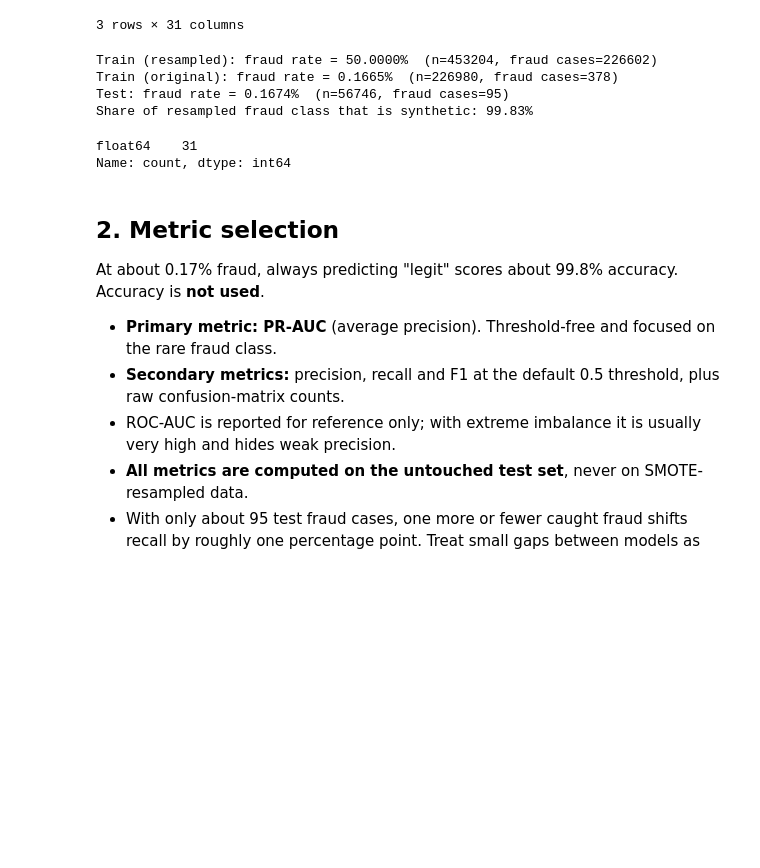
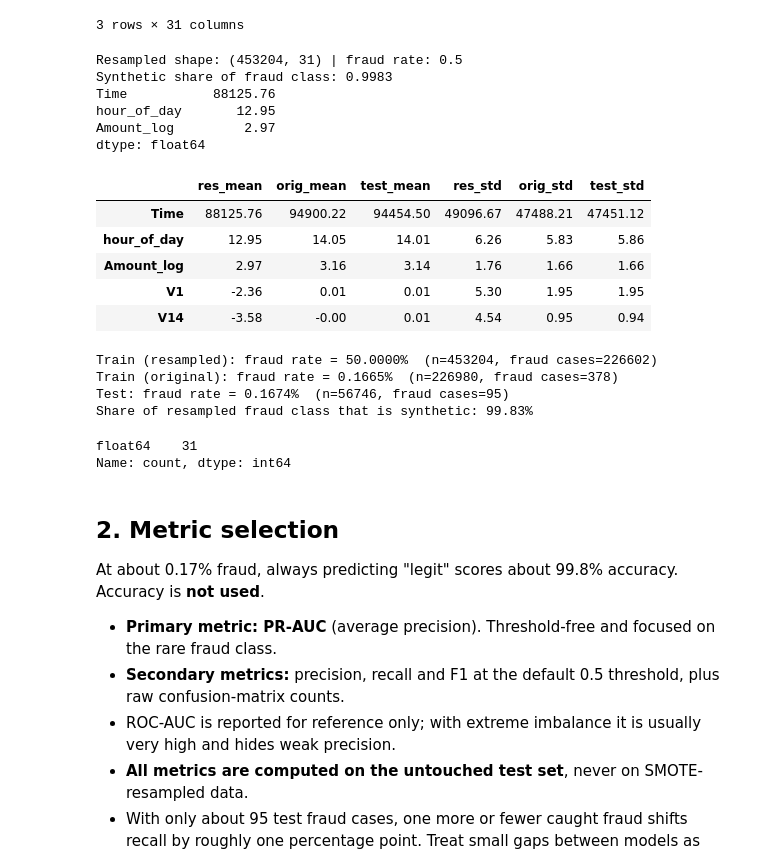
Before and after one commit to Avicci-b/fraud_detection_for_ecom_and_bank_transactions, a Jupyter notebook: notebooks/modeling_creditcard.ipynb, the cells around one changed output. Cells and saved outputs as stored; diff of their text form; code cells hidden in the pictures; blank space fills up the shorter version.

```diff
--- a/notebooks/modeling_creditcard.ipynb
+++ b/notebooks/modeling_creditcard.ipynb
@@ -100,6 +100,43 @@ X_train_cc_res.head(3)
 | 1 | -0.298690 | -0.677911 | 0.991948 | 0.394668 | -0.025642 | -0.301198 | -0.728240 | 0.175615 | 0.629070 | -1.156290 | ... | ... |
 | 2 | 0.678397 | 0.977654 | 0.016205 | -1.386701 | 0.092688 | 0.850613 | 0.458823 | -0.019872 | 0.154370 | 0.262056 | ... | ... |
 3 rows × 31 columns
+# %%
+from imblearn.over_sampling import SMOTE
+
+# Rebuild the resampled set from the RAW original training arrays, so train and test
+# share one feature scale. The saved resampled pickle is not used.
+X_res, y_res = SMOTE(random_state=RANDOM_STATE).fit_resample(X_train_cc, y_train_cc)
+X_res["hour_of_day"] = X_res["hour_of_day"].round()   # synthetic rows interpolate hours; keep integers
+
+print("Resampled shape:", X_res.shape, "| fraud rate:", round(float(y_res.mean()), 4))
+print("Synthetic share of fraud class:", round(1 - y_train_cc.sum() / y_res.sum(), 4))
+print(X_res[["Time", "hour_of_day", "Amount_log"]].mean().round(2))
+
+assert abs(y_res.mean() - 0.5) < 0.01, "Not balanced"
+assert X_res["Time"].mean() > 10_000, "Still on the z-score scale"
+
+# Any later reference to the stale pickle arrays now fails loudly instead of silently misleading
+del X_train_cc_res, y_train_cc_res
+# %% [output]
+Resampled shape: (453204, 31) | fraud rate: 0.5
+Synthetic share of fraud class: 0.9983
+Time           88125.76
+hour_of_day       12.95
+Amount_log         2.97
+dtype: float64
+# %%
+cmp = pd.DataFrame({
+    "res_mean": X_res.mean(), "orig_mean": X_train_cc.mean(), "test_mean": X_test_cc.mean(),
+    "res_std":  X_res.std(),  "orig_std":  X_train_cc.std(),  "test_std":  X_test_cc.std(),
+})
+cmp.loc[["Time", "hour_of_day", "Amount_log", "V1", "V14"]].round(2)
+# %% [output]
+|  | res_mean | orig_mean | test_mean | res_std | orig_std | test_std |
+| Time | 88125.76 | 94900.22 | 94454.50 | 49096.67 | 47488.21 | 47451.12 |
+| hour_of_day | 12.95 | 14.05 | 14.01 | 6.26 | 5.83 | 5.86 |
+| Amount_log | 2.97 | 3.16 | 3.14 | 1.76 | 1.66 | 1.66 |
+| V1 | -2.36 | 0.01 | 0.01 | 5.30 | 1.95 | 1.95 |
+| V14 | -3.58 | -0.00 | 0.01 | 4.54 | 0.95 | 0.94 |
 # %%
 def class_balance(y, label):
     rate = float(np.mean(y))
```
Also changed, not shown: parts of 11 cells of this notebook.
